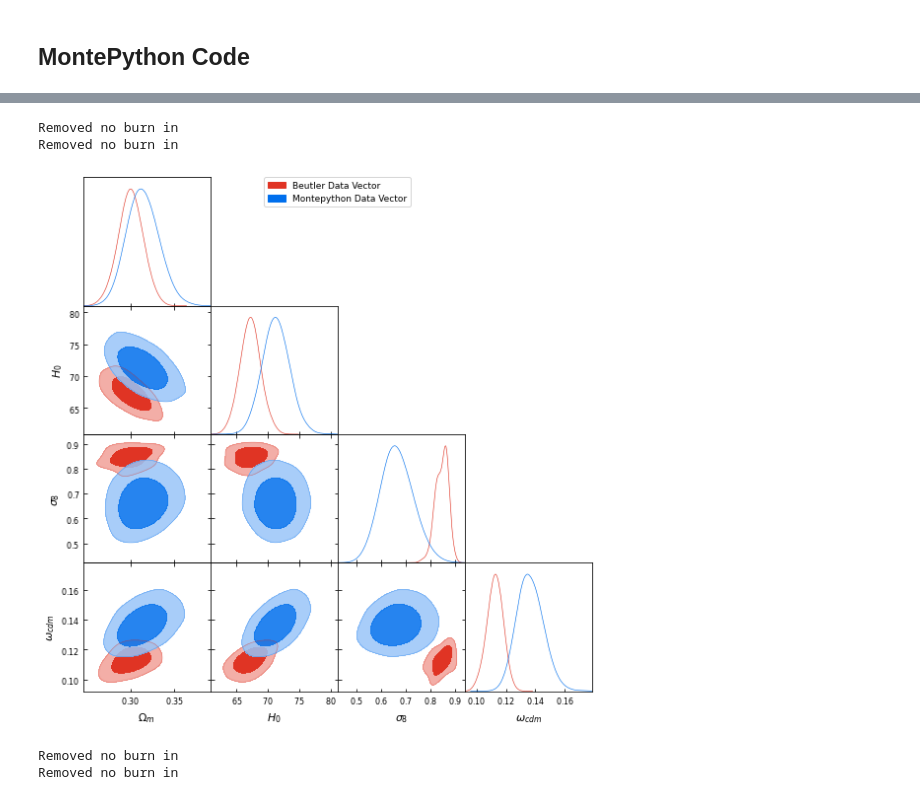
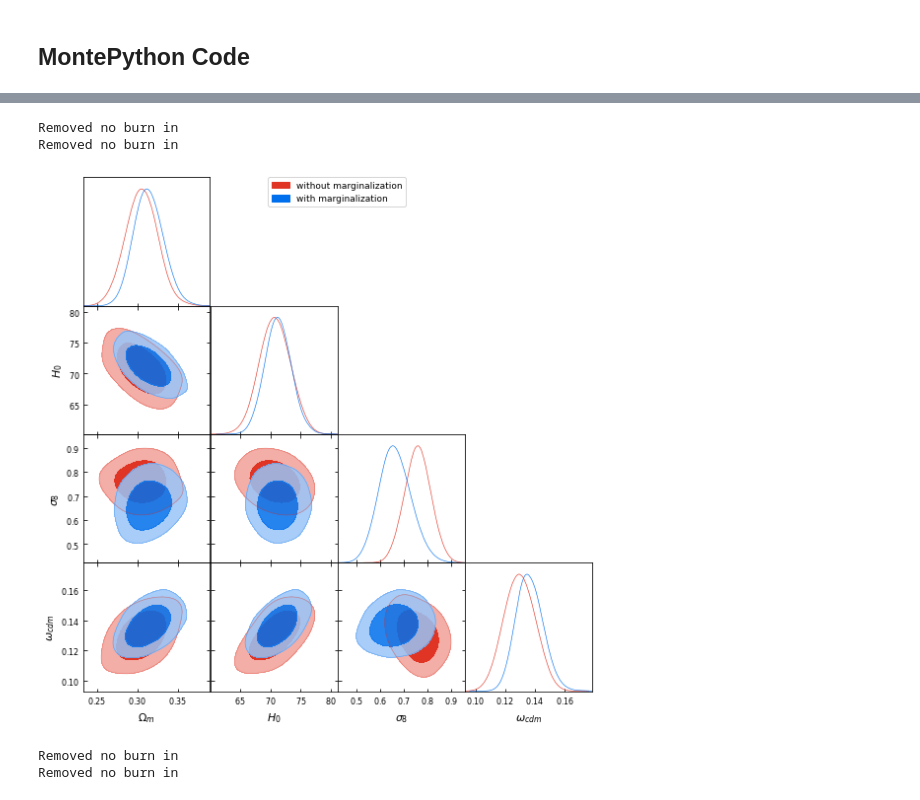
Before and after one commit to jadamo/CovNet, a Jupyter notebook: notebooks/Likelihood.ipynb, the cells around one changed output, grey strips where cells are left out. Saved outputs shown, nothing was run; the diff lists cells and outputs as text; code cells hidden in the pictures.

```diff
--- a/notebooks/Likelihood.ipynb
+++ b/notebooks/Likelihood.ipynb
@@ -285,20 +285,18 @@ def load_chains(prefix, burn_in, names):
 # %%
 #prefix="/test-marg/2023-01-27_15000"
 #prefix="test-2/2023-02-02_15000"
-prefix_1="montepython-data/update/2023-01-26_15000"
+prefix_1="montepython-data/update-marg/2023-01-26_15000"
 prefix_2="beutler-data/initial-marg/2023-02-10_15000"
-prefix_3="beutler-data/initial/2023-02-15_15000"
+prefix_3="montepython-data/initial/2023-02-19_35000"
+
 
 names=["jump factor?", " -log lkl", "omch2", "h", "As", "b1", "b2", "bG2", "cs0", "cs2", "Pshot", "b4", "Omega_m", "H0", "sigma8"]
 names_marg=["jump factor?", " -log lkl", "omch2", "h", "As", "b1", "b2", "bG2", "Omega_m", "H0", "sigma8"]
 
 # To find out how many points to remove right now, run ./montpython.py info
 burn_in_1 = [149, 135, 128, 164]
-#burn_in_2 = [6625,4054,4144,3253]
 burn_in_2 = [20,27,23,32]
-#burn_in_3 = [229,198,217,238]
-#burn_in_3 = [143, 174, 164, 194]
-burn_in_3 = [115, 260, 261, 297]
+burn_in_3 = [1323, 1221, 1278, 1156]
 
 chain_1 = load_chains(prefix_1, burn_in_1, names_marg)
 chain_2 = load_chains(prefix_2, burn_in_2, names_marg)
@@ -332,9 +330,10 @@ Removed no burn in
 # %%
-plot_derived_contours([chain_3, chain_1], ["Beutler Data Vector", "Montepython Data Vector"], True)
+plot_derived_contours([chain_3, chain_1], ["without marginalization", "with marginalization"], True)
+#plot_derived_contours([chain_2, chain_1], ["Beutler Data Vector", "Montepython Data Vector"], True)
 # %% [output]
 Removed no burn in
 Removed no burn in
-[figure, old version]
+[figure, new version]
 # %%
 labels =  ["\omega_{cdm}", "h", "\ln{10^{10}A_s}", "b_1", 'b_2', "b_{G2}"]
 plot_cosmo_contours([chain_2, chain_1], labels, ["Beutler Data Vector", "Montepython Data Vector"],6, truth=[], fill=True)
```
Also changed, not shown: parts of 2 cells of this notebook, 2 other files.
